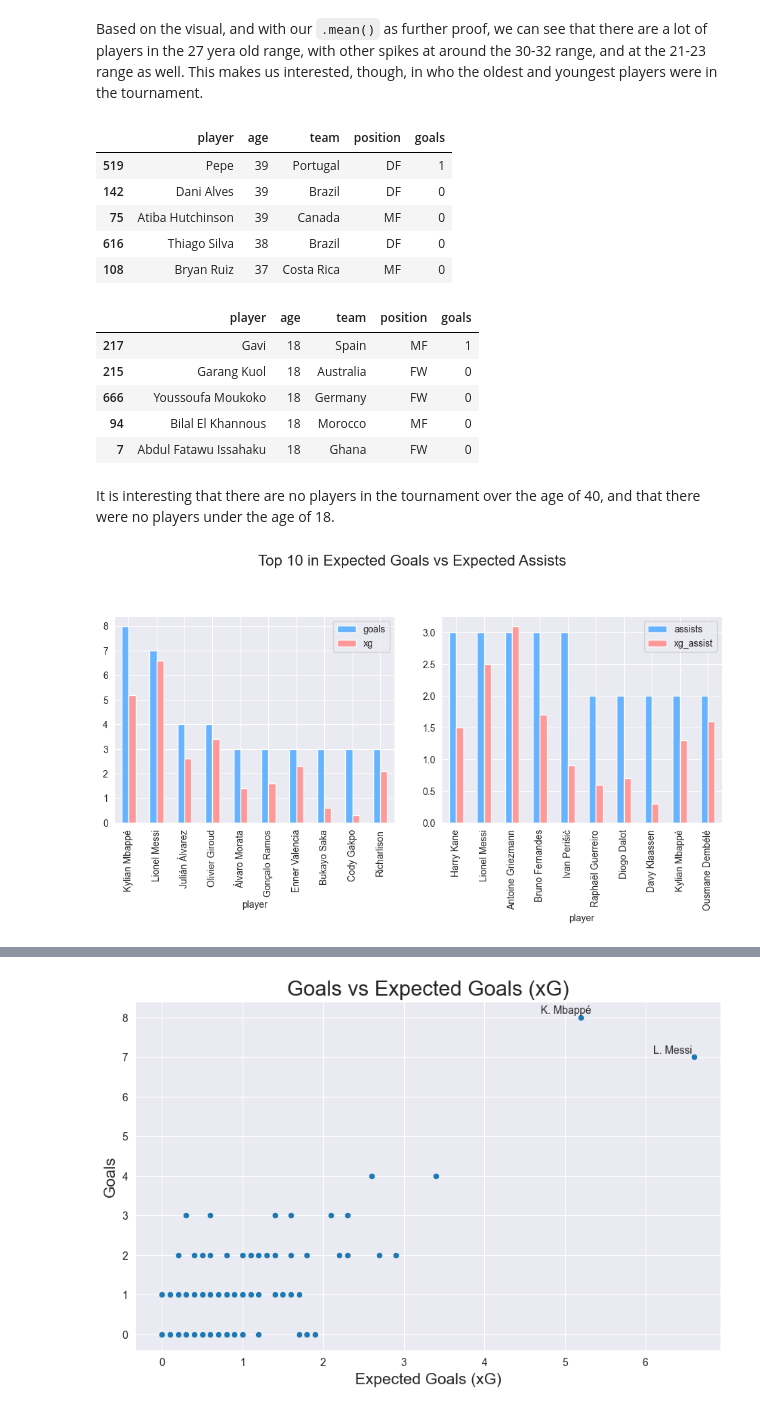
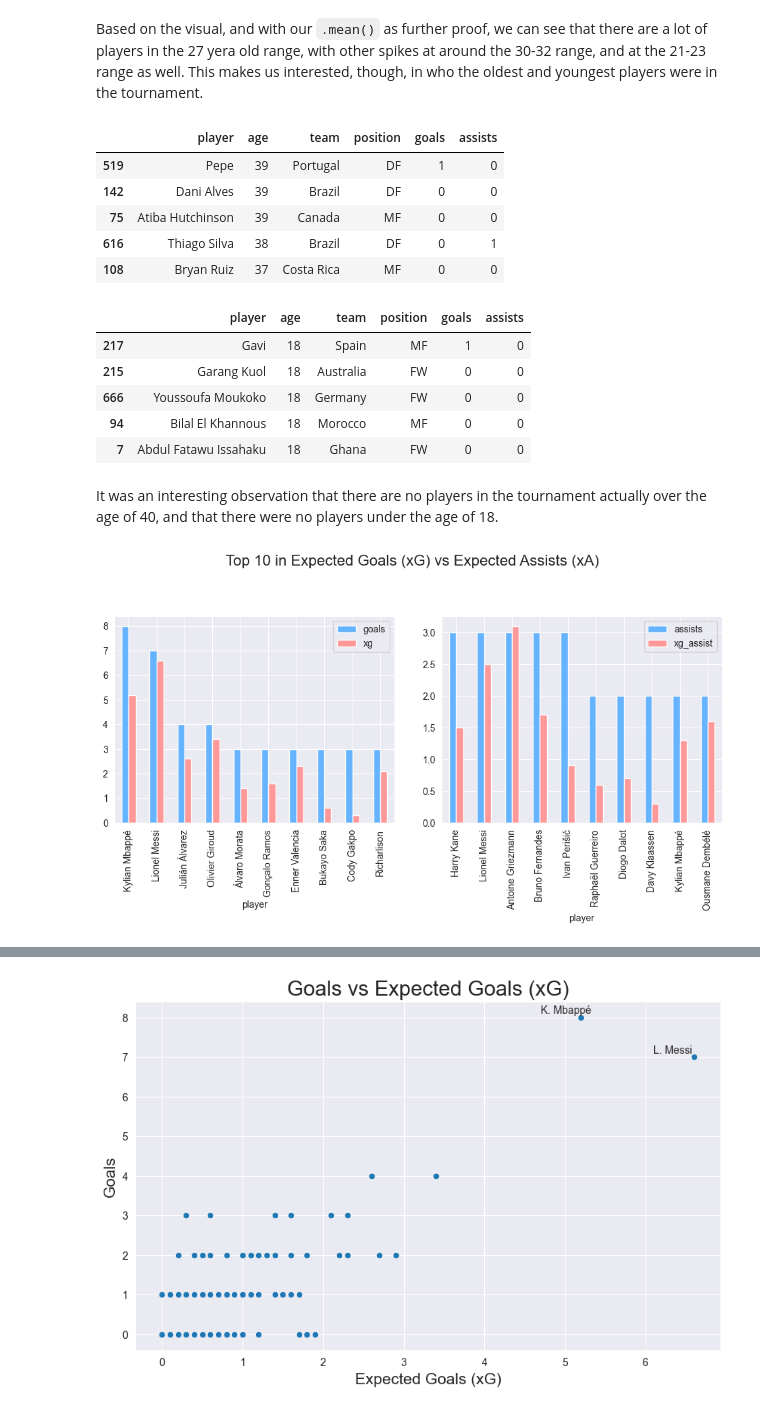
Before and after one commit to ccvale/2022-Qatar-World-Cup-Analysis, a Jupyter notebook: worldcup.ipynb, the cells around one changed output, grey strips where cells are left out. Cells and saved outputs as stored; diff of their text form; code cells hidden in the pictures.

```diff
--- a/worldcup.ipynb
+++ b/worldcup.ipynb
@@ -394,9 +386,11 @@ keeper_columns = ['position','team','age','club','birth_year','games','games_sta
 
 player_defense = pd.read_csv('player_defense.csv').drop(duplicate_columns[2:], axis=1)
 player_shooting = pd.read_csv('player_shooting.csv').drop(duplicate_columns[2:], axis=1)
+player_stats = pd.read_csv('player_stats.csv')[['player','xg_per90','xg_assist_per90','xg_xg_assist_per90','npxg_per90','npxg_xg_assist_per90','goals_per90','assists_per90','goals_assists_per90']]
 player_possession = pd.read_csv('player_possession.csv').drop(duplicate_columns[2:], axis=1)
 player_keepers = pd.read_csv('player_keepers.csv').drop(keeper_columns, axis=1)
 player_passing = pd.read_csv('player_passing.csv').drop(duplicate_columns[2:], axis=1)
+player_playingtime = pd.read_csv('player_playingtime.csv')[['player', 'minutes','minutes_per_game']]
 
 player_keepers = pd.merge(players.loc[players['position'] == 'GK'], player_keepers, on='player', how='left')
 
@@ -406,6 +400,8 @@ players = players.merge(player_defense, on='player')
 players = players.merge(player_shooting, on='player')
 players = players.merge(player_possession, on='player')
 players = players.merge(player_passing, on='player')
+players = players.merge(player_stats, on='player')
+players = players.merge(player_playingtime, on='player')
 
 #players = players.merge(player_keepers, on='player') -> for some reason everything fucks up with keepers added
 
@@ -413,5 +409,5 @@ players = players.merge(player_passing, on='player')
 players['age'] = players['age'].astype(str).str[:2].astype(int)
 players['G/A'] = players['goals'] + players['assists']
 
-players
+players[['player', 'team']].head()
 # %% [output]
@@ -478,25 +469,25 @@ players['age'].mean()
 # %% [markdown]
 Based on the visual, and with our `.mean()` as further proof, we can see that there are a lot of players in the 27 yera old range, with other spikes at around the 30-32 range, and at the 21-23 range as well. This makes us interested, though, in who the oldest and youngest players were in the tournament.
 # %%
-players.sort_values('age', ascending=False).head()[['player', 'age', 'team', 'position', 'goals']].sort_values('goals', ascending=False)
+players.sort_values('age', ascending=False).head()[['player', 'age', 'team', 'position', 'goals', 'assists']].sort_values('goals', ascending=False)
 # %% [output]
-|  | player | age | team | position | goals |
-| 519 | Pepe | 39 | Portugal | DF | 1 |
-| 142 | Dani Alves | 39 | Brazil | DF | 0 |
-| 75 | Atiba Hutchinson | 39 | Canada | MF | 0 |
-| 616 | Thiago Silva | 38 | Brazil | DF | 0 |
-| 108 | Bryan Ruiz | 37 | Costa Rica | MF | 0 |
+|  | player | age | team | position | goals | assists |
+| 519 | Pepe | 39 | Portugal | DF | 1 | 0 |
+| 142 | Dani Alves | 39 | Brazil | DF | 0 | 0 |
+| 75 | Atiba Hutchinson | 39 | Canada | MF | 0 | 0 |
+| 616 | Thiago Silva | 38 | Brazil | DF | 0 | 1 |
+| 108 | Bryan Ruiz | 37 | Costa Rica | MF | 0 | 0 |
 # %%
-players.sort_values('age').head()[['player', 'age', 'team', 'position', 'goals']].sort_values('goals', ascending=False)
+players.sort_values('age').head()[['player', 'age', 'team', 'position', 'goals', 'assists']].sort_values('goals', ascending=False)
 # %% [output]
-|  | player | age | team | position | goals |
-| 217 | Gavi | 18 | Spain | MF | 1 |
-| 215 | Garang Kuol | 18 | Australia | FW | 0 |
-| 666 | Youssoufa Moukoko | 18 | Germany | FW | 0 |
-| 94 | Bilal El Khannous | 18 | Morocco | MF | 0 |
-| 7 | Abdul Fatawu Issahaku | 18 | Ghana | FW | 0 |
+|  | player | age | team | position | goals | assists |
+| 217 | Gavi | 18 | Spain | MF | 1 | 0 |
+| 215 | Garang Kuol | 18 | Australia | FW | 0 | 0 |
+| 666 | Youssoufa Moukoko | 18 | Germany | FW | 0 | 0 |
+| 94 | Bilal El Khannous | 18 | Morocco | MF | 0 | 0 |
+| 7 | Abdul Fatawu Issahaku | 18 | Ghana | FW | 0 | 0 |
 # %% [markdown]
-It is interesting that there are no players in the tournament over the age of 40, and that there were no players under the age of 18.
+It was an interesting observation that there are no players in the tournament actually over the age of 40, and that there were no players under the age of 18.
 # %%
 # fix this; kind of ugly
 _top_xg = players.sort_values('goals', ascending=False).head(10)
@@ -513,9 +504,9 @@ sns.set_style('darkgrid')
 top_xg.plot.bar(figsize=(10, 6), color=['#66b3ff','#ff9999'], ax=axes[0])
 top_xassist.plot.bar(figsize=(10, 6), color=['#66b3ff','#ff9999'], ax=axes[1])
 
-fig.suptitle('Top 10 in Expected Goals vs Expected Assists', fontsize=16)
+fig.suptitle('Top 10 in Expected Goals (xG) vs Expected Assists (xA)', fontsize=16)
 fig.tight_layout(pad=3.0)
 # %% [output]
-[figure, old version]
+[figure, new version]
 # %% [markdown]
 In football, xG (expected goals) is an interesting advanced statistic that is used to measure the quality of a shot. It is a metric that is used to measure the likelihood of a shot resulting in a goal, based on the quality of the shot (under certain determined metrics). This is interesting because we can observe that someone like Lionel Messi, scored around the same amount of goals as his xG, meaning that he was statistically scoring all the goals that he was expected to. Players like Bukayo Saka and Cody Gakpo both had relatively low xG (under 1 xG), but finished with 3 goals each, so they massively outperformed their xG.
```
Also changed, not shown: parts of 40 cells of this notebook, 2 other files.
